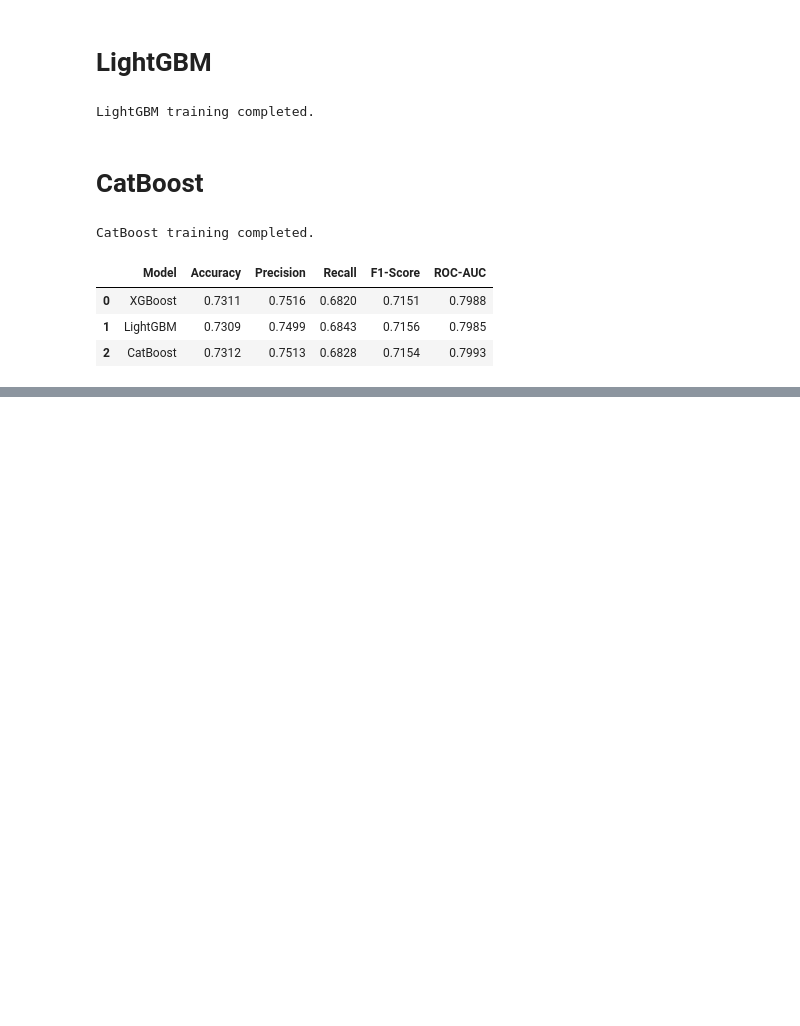
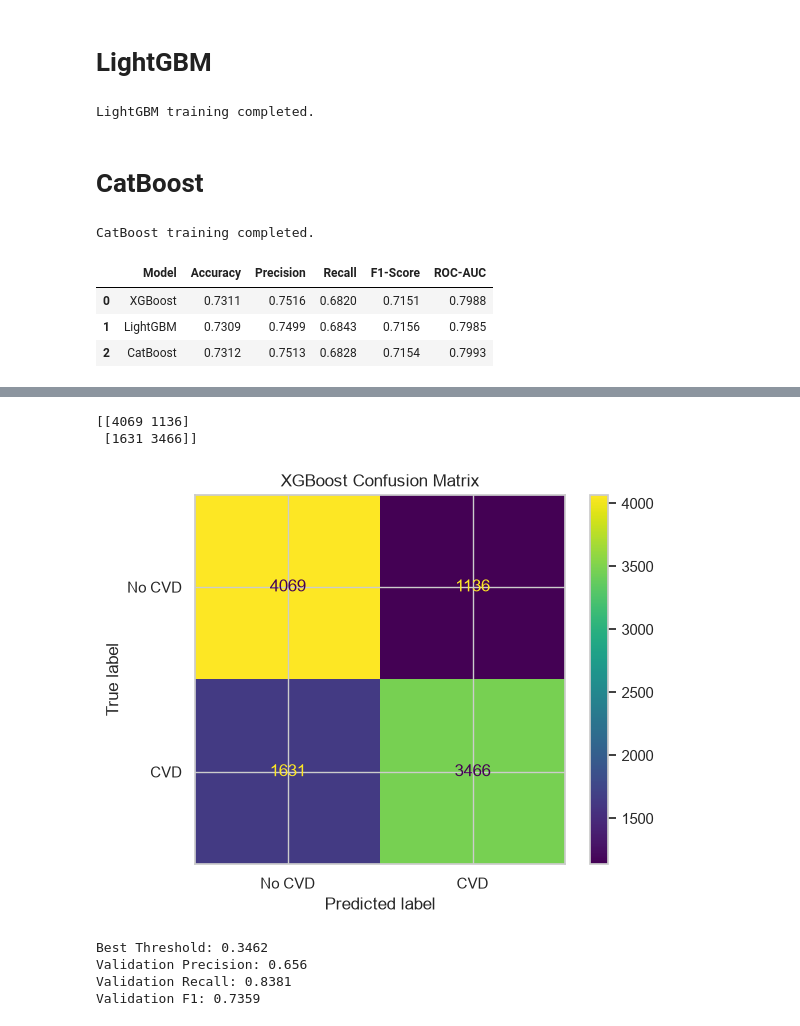
Before and after one commit to harshitgoyal029/SKIT-AI-2023-2027-14, a Jupyter notebook: Trained Models/Data Preprocessing_new.ipynb, the cells around one changed output, grey strips where cells are left out. Cells and saved outputs as stored; diff of their text form; code cells hidden in the pictures; blank space fills up the shorter version.

```diff
--- a/Trained Models/Data Preprocessing_new.ipynb
+++ b/Trained Models/Data Preprocessing_new.ipynb
@@ -795,0 +809,10 @@ results_df.round(4)
+# %%
+param_grid = {
+    "n_estimators": [100, 200, 300, 400, 500],
+    "max_depth": [3, 4, 5, 6, 8, 10],
+    "learning_rate": [0.01, 0.03, 0.05, 0.1],
+    "subsample": [0.7, 0.8, 0.9, 1.0],
+    "colsample_bytree": [0.7, 0.8, 0.9, 1.0],
+    "min_child_weight": [1, 3, 5, 7],
+    "gamma": [0, 0.1, 0.3, 0.5]
+}
@@ -795,0 +851,4 @@ results_df.round(4)
+# %%
+xgb_tuned = xgb_search.best_estimator_
+
+print("Best XGBoost model selected.")
@@ -795,0 +884,11 @@ results_df.round(4)
+# %%
+xgb_test_pred = xgb_tuned.predict(X_test)
+xgb_test_prob = xgb_tuned.predict_proba(X_test)[:, 1]
+
+print("Test Results")
+print("------------")
+print("Accuracy :", round(accuracy_score(y_test, xgb_test_pred), 4))
+print("Precision:", round(precision_score(y_test, xgb_test_pred), 4))
+print("Recall   :", round(recall_score(y_test, xgb_test_pred), 4))
+print("F1-Score :", round(f1_score(y_test, xgb_test_pred), 4))
+print("ROC-AUC  :", round(roc_auc_score(y_test, xgb_test_prob), 4))
@@ -795,0 +903,43 @@ results_df.round(4)
+# %%
+from sklearn.metrics import confusion_matrix, ConfusionMatrixDisplay
+
+cm = confusion_matrix(y_test, xgb_test_pred)
+
+print(cm)
+
+ConfusionMatrixDisplay(
+    confusion_matrix=cm,
+    display_labels=["No CVD", "CVD"]
+).plot()
+
+plt.title("XGBoost Confusion Matrix")
+plt.show()
+# %% [output]
+[[4069 1136]
+ [1631 3466]]
+[figure, added]
+# %%
+from sklearn.metrics import precision_recall_curve
+
+# Validation probabilities
+xgb_val_prob = xgb_tuned.predict_proba(X_val)[:, 1]
+
+precision, recall, thresholds = precision_recall_curve(
+    y_val,
+    xgb_val_prob
+)
+
+f1_scores = 2 * (precision * recall) / (precision + recall + 1e-10)
+
+best_index = f1_scores.argmax()
+best_threshold = thresholds[best_index]
+
+print("Best Threshold:", round(best_threshold, 4))
+print("Validation Precision:", round(precision[best_index], 4))
+print("Validation Recall:", round(recall[best_index], 4))
+print("Validation F1:", round(f1_scores[best_index], 4))
+# %% [output]
+Best Threshold: 0.3462
+Validation Precision: 0.656
+Validation Recall: 0.8381
+Validation F1: 0.7359
```
Also changed, not shown: parts of 37 cells of this notebook, 1 other file.
